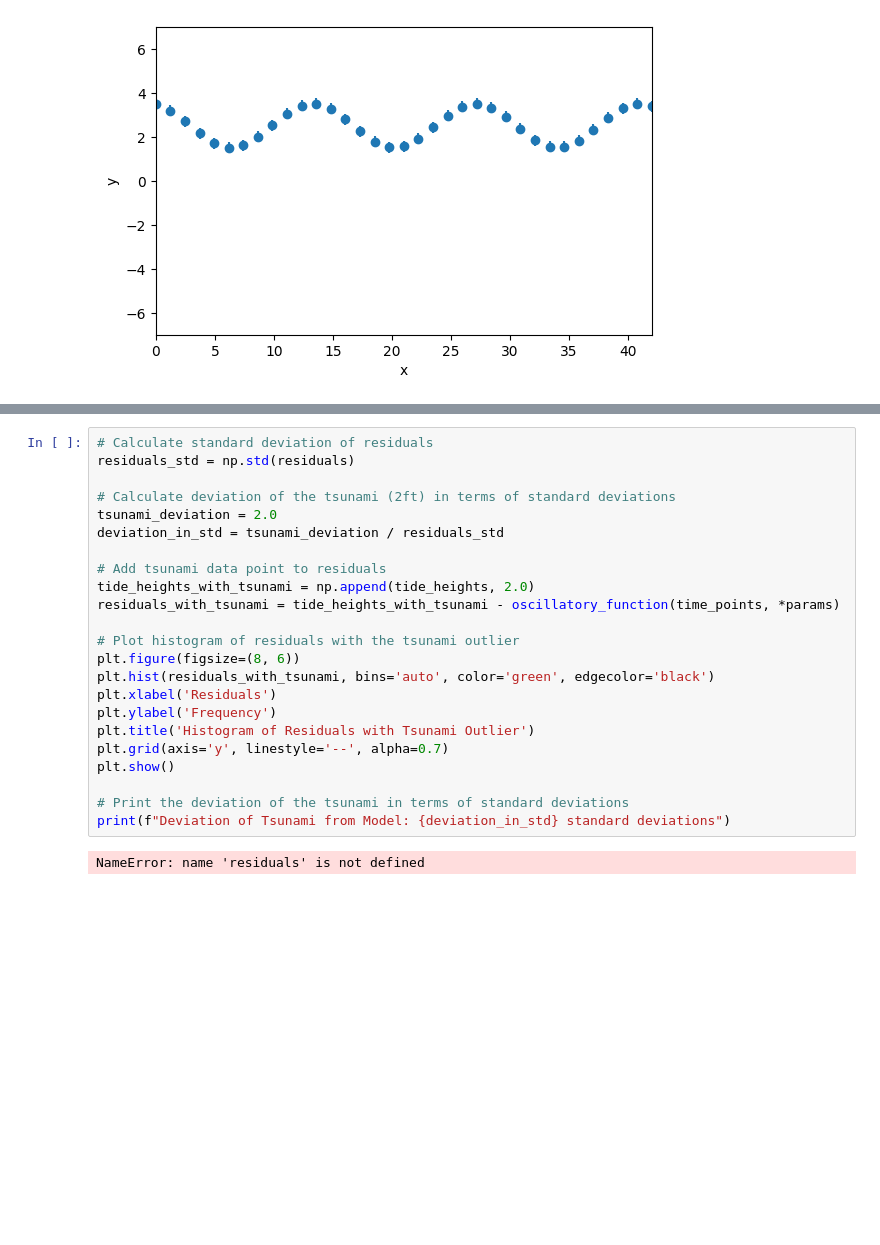
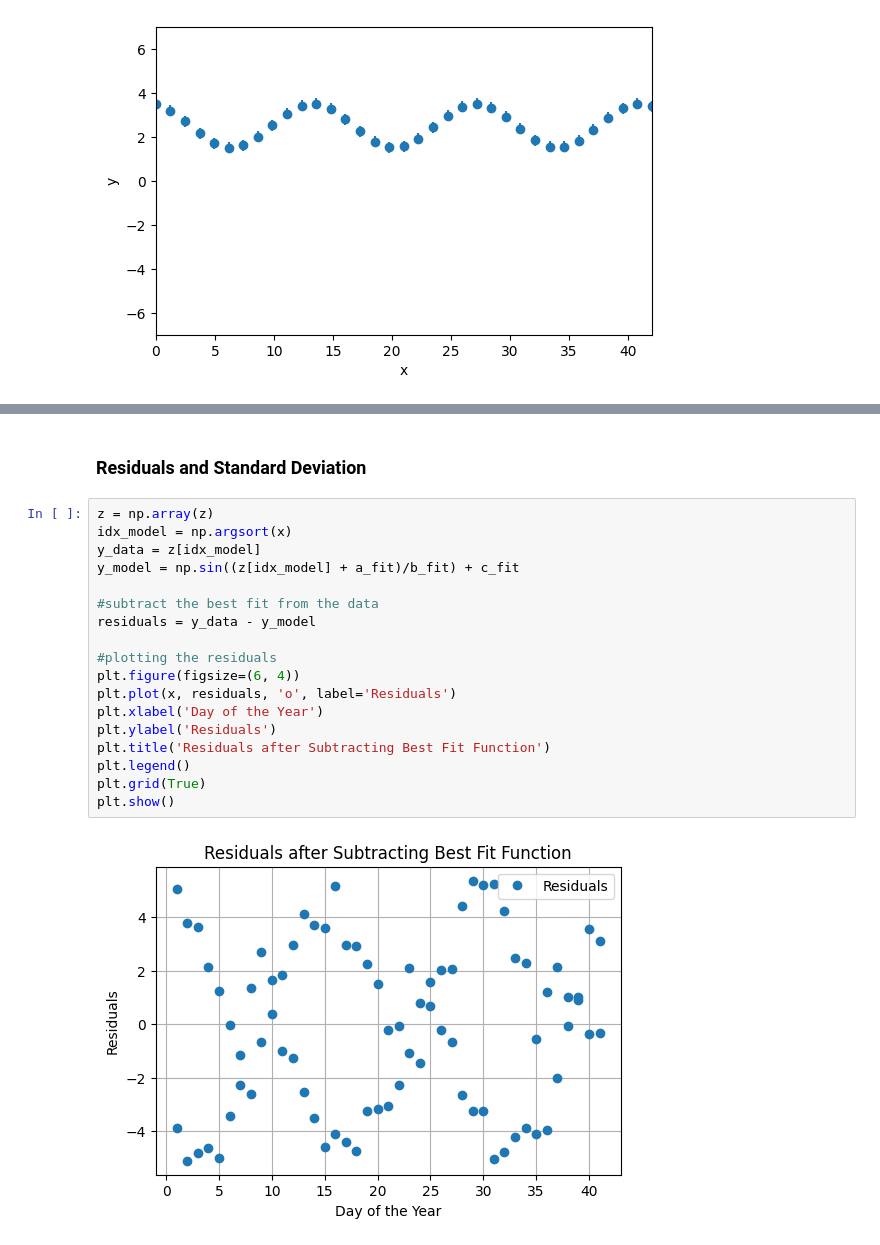
Before and after one commit to lily-wohlstadter/astr19groupproject, a Jupyter notebook: Group Project.ipynb, the cells around one changed output, grey strips where cells are left out. Cells and saved outputs as stored; diff of their text form; blank space fills up the shorter version.

```diff
--- a/Group Project.ipynb
+++ b/Group Project.ipynb
@@ -88,27 +99,24 @@ plt.savefig("group_prj_plot.PDF", bbox_inches="tight",facecolor="Blue")
 # %% [output]
 [figure]
-# %%
-# Calculate standard deviation of residuals
-residuals_std = np.std(residuals)
-
-# Calculate deviation of the tsunami (2ft) in terms of standard deviations
-tsunami_deviation = 2.0
-deviation_in_std = tsunami_deviation / residuals_std
-
-# Add tsunami data point to residuals
-tide_heights_with_tsunami = np.append(tide_heights, 2.0)
-residuals_with_tsunami = tide_heights_with_tsunami - oscillatory_function(time_points, *params)
-
-# Plot histogram of residuals with the tsunami outlier
-plt.figure(figsize=(8, 6))
-plt.hist(residuals_with_tsunami, bins='auto', color='green', edgecolor='black')
-plt.xlabel('Residuals')
-plt.ylabel('Frequency')
-plt.title('Histogram of Residuals with Tsunami Outlier')
-plt.grid(axis='y', linestyle='--', alpha=0.7)
-plt.show()
-
-# Print the deviation of the tsunami in terms of standard deviations
-print(f"Deviation of Tsunami from Model: {deviation_in_std} standard deviations")
-# %% [output]
-NameError: name 'residuals' is not defined
+# %% [markdown]
+### Residuals and Standard Deviation
+# %%
+z = np.array(z)
+idx_model = np.argsort(x)
+y_data = z[idx_model]
+y_model = np.sin((z[idx_model] + a_fit)/b_fit) + c_fit
+
+#subtract the best fit from the data
+residuals = y_data - y_model
+
+#plotting the residuals
+plt.figure(figsize=(6, 4))
+plt.plot(x, residuals, 'o', label='Residuals')
+plt.xlabel('Day of the Year')
+plt.ylabel('Residuals')
+plt.title('Residuals after Subtracting Best Fit Function')
+plt.legend()
+plt.grid(True)
+plt.show()
+# %% [output]
+[figure, added]
```
Also changed, not shown: parts of 11 cells of this notebook.
